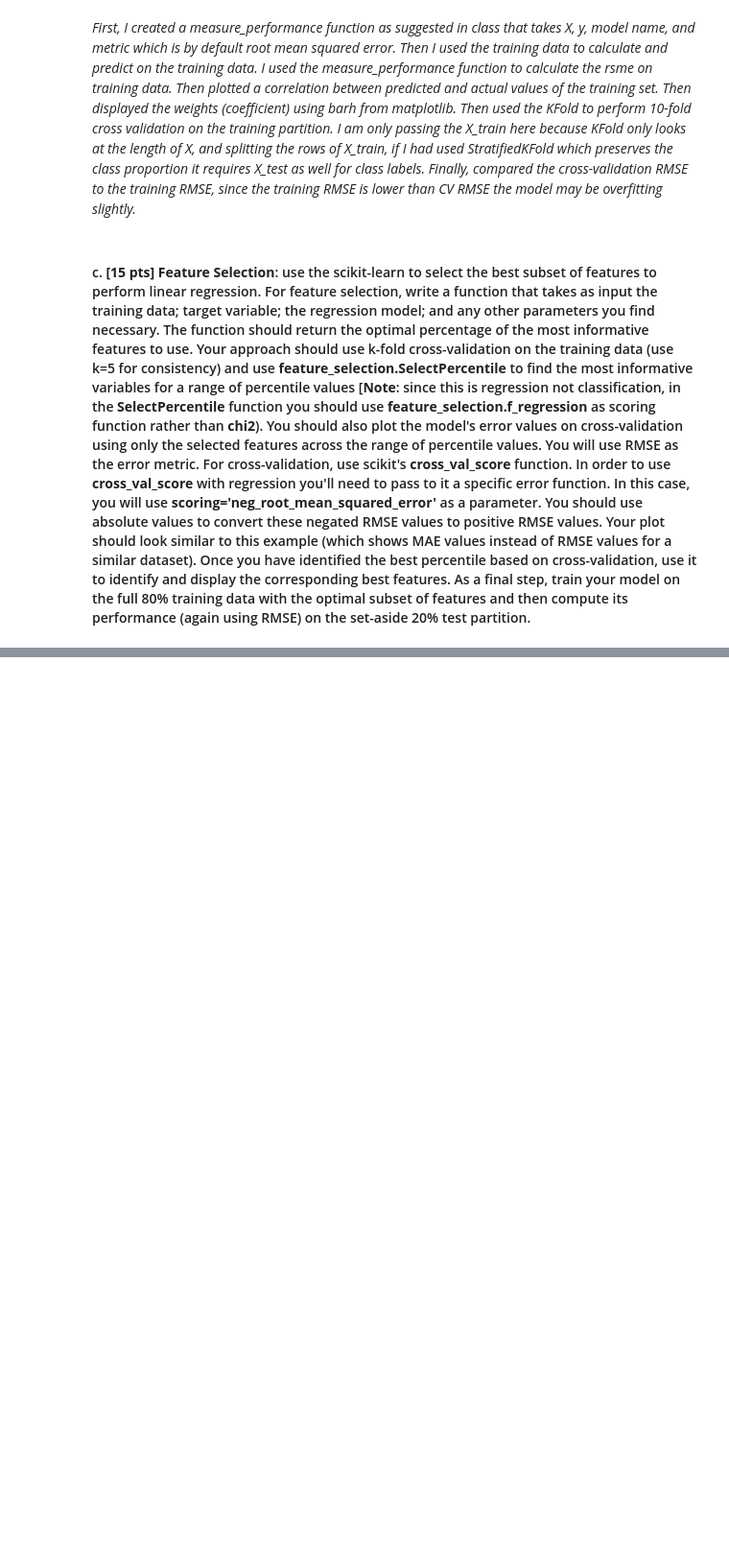
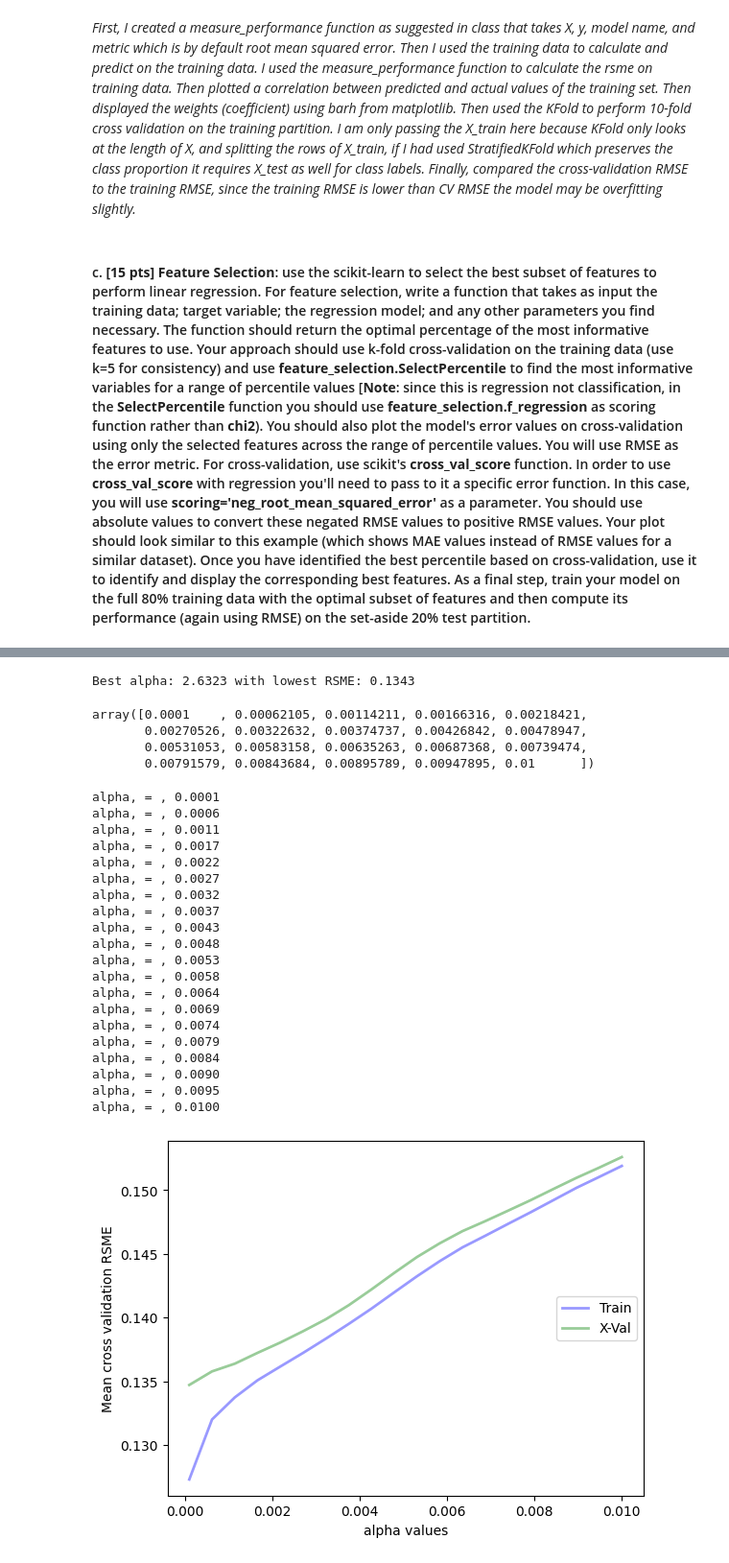
Before and after one commit to joneshshrestha/machine-learning-python, a Jupyter notebook: Regression Analysis/regression_analysis.ipynb, the cells around one changed output, grey strips where cells are left out. Shown at 96% size. Saved outputs shown, nothing was run; the diff lists cells and outputs as text; code cells hidden in the pictures; blank space fills up the shorter version.

```diff
--- a/Regression Analysis/regression_analysis.ipynb
+++ b/Regression Analysis/regression_analysis.ipynb
@@ -322,0 +478,40 @@ using cross_val_score since we just need to check the cross validation score. si
+# %%
+# the best alpha value for Ridge Regression
+ridge_best_alpha_idx = np.argmin(ridge_test_scores)
+ridge_best_alpha = ridge_range[ridge_best_alpha_idx]
+print(f'Best alpha for Ridge Regression: {ridge_best_alpha:.4f} with lowest RSME: {ridge_test_scores[ridge_best_alpha_idx]:.4f}')
+# %% [output]
+Best alpha: 2.6323 with lowest RSME: 0.1343
+# %%
+lasso_range = np.linspace(0.0001, 0.01, 20)
+lasso_range
+# %% [output]
+array([0.0001    , 0.00062105, 0.00114211, 0.00166316, 0.00218421,
+       0.00270526, 0.00322632, 0.00374737, 0.00426842, 0.00478947,
+       0.00531053, 0.00583158, 0.00635263, 0.00687368, 0.00739474,
+       0.00791579, 0.00843684, 0.00895789, 0.00947895, 0.01      ])
+# %%
+lasso_reg = Lasso()
+lasso_train_scores, lasso_test_scores = calc_params(X_train, y_train, lasso_reg, lasso_range, 'alpha', 5)
+# %% [output]
+alpha, = , 0.0001
+alpha, = , 0.0006
+alpha, = , 0.0011
+alpha, = , 0.0017
+alpha, = , 0.0022
+alpha, = , 0.0027
+alpha, = , 0.0032
+alpha, = , 0.0037
+alpha, = , 0.0043
+alpha, = , 0.0048
+alpha, = , 0.0053
+alpha, = , 0.0058
+alpha, = , 0.0064
+alpha, = , 0.0069
+alpha, = , 0.0074
+alpha, = , 0.0079
+alpha, = , 0.0084
+alpha, = , 0.0090
+alpha, = , 0.0095
+alpha, = , 0.0100
+[figure, added]
```
Also changed, not shown: parts of 27 cells of this notebook.
